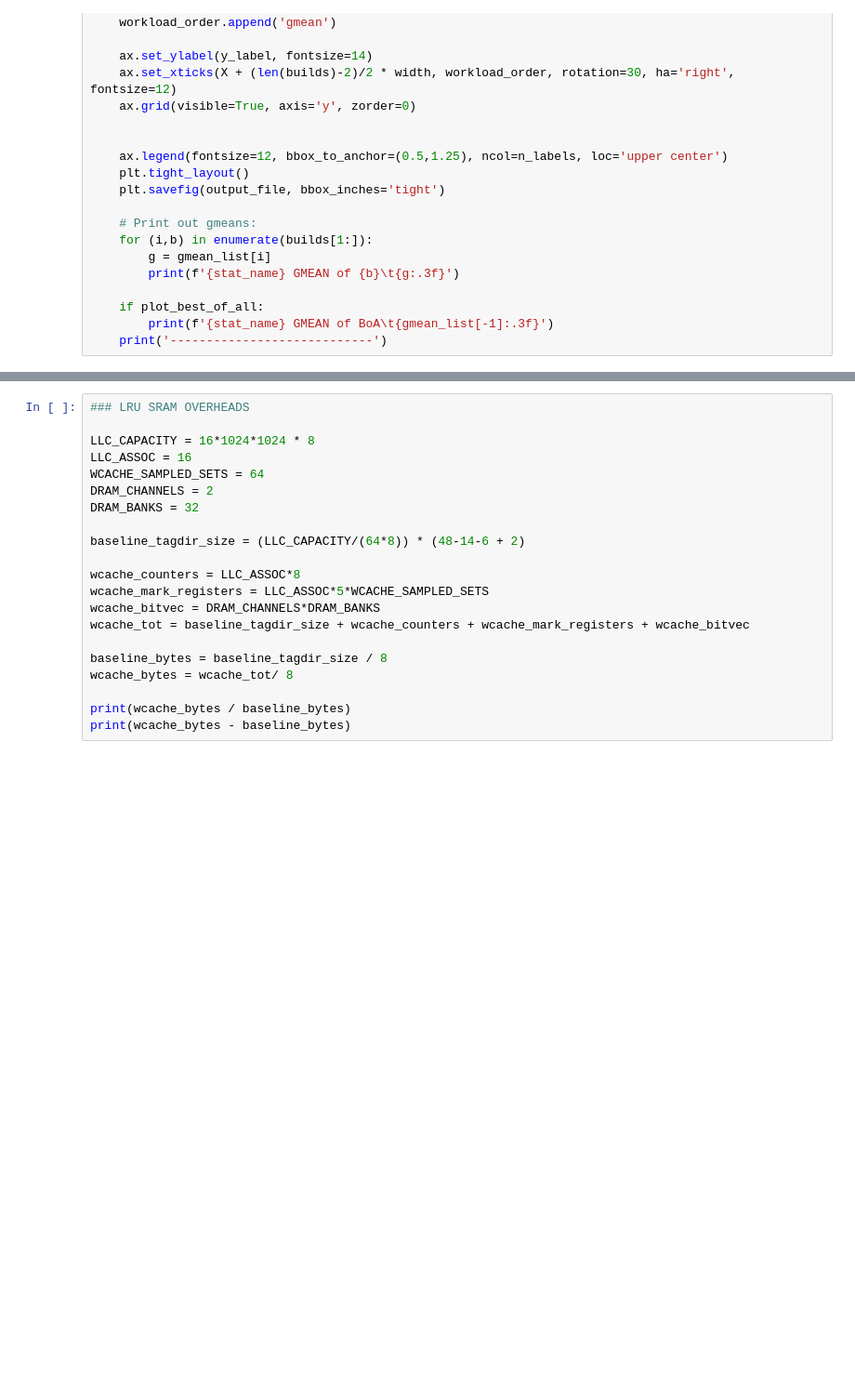
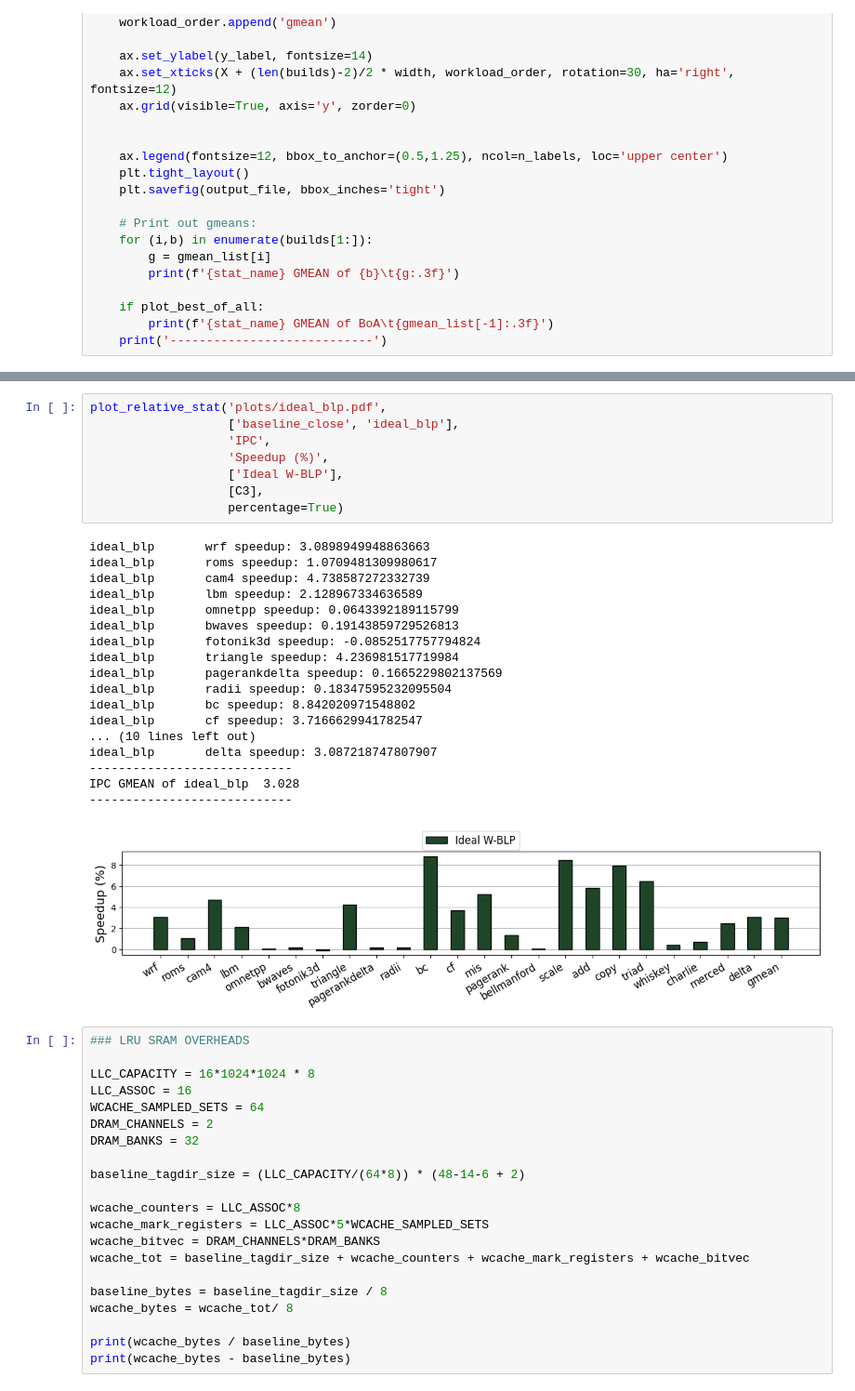
Before and after one commit to panzerox123/champsim-bard, a Jupyter notebook: data/wcache.ipynb, the cells around one changed output, grey strips where cells are left out. Shown: that part at 93% size. Saved outputs shown, nothing was run; the diff lists cells and outputs as text; blank space fills up the shorter version.

```diff
--- a/data/wcache.ipynb
+++ b/data/wcache.ipynb
@@ -158,3 +212,30 @@ IPC GMEAN of BoA        1.218
+# %%
+plot_relative_stat('plots/ideal_blp.pdf',
+                   ['baseline_close', 'ideal_blp'],
+                   'IPC',
+                   'Speedup (%)',
+                   ['Ideal W-BLP'],
+                   [C3],
+                   percentage=True)
+# %% [output]
+ideal_blp       wrf speedup: 3.0898949948863663
+ideal_blp       roms speedup: 1.0709481309980617
+ideal_blp       cam4 speedup: 4.738587272332739
+ideal_blp       lbm speedup: 2.128967334636589
+ideal_blp       omnetpp speedup: 0.0643392189115799
+ideal_blp       bwaves speedup: 0.19143859729526813
+ideal_blp       fotonik3d speedup: -0.0852517757794824
+ideal_blp       triangle speedup: 4.236981517719984
+ideal_blp       pagerankdelta speedup: 0.1665229802137569
+ideal_blp       radii speedup: 0.18347595232095504
+ideal_blp       bc speedup: 8.842020971548802
+ideal_blp       cf speedup: 3.7166629941782547
+... (10 lines left out)
+ideal_blp       delta speedup: 3.087218747807907
+----------------------------
+IPC GMEAN of ideal_blp  3.028
+----------------------------
+[figure, added]
 # %%
 ### LRU SRAM OVERHEADS
 
```
Also changed, not shown: parts of 4 cells of this notebook, 15 other files.
